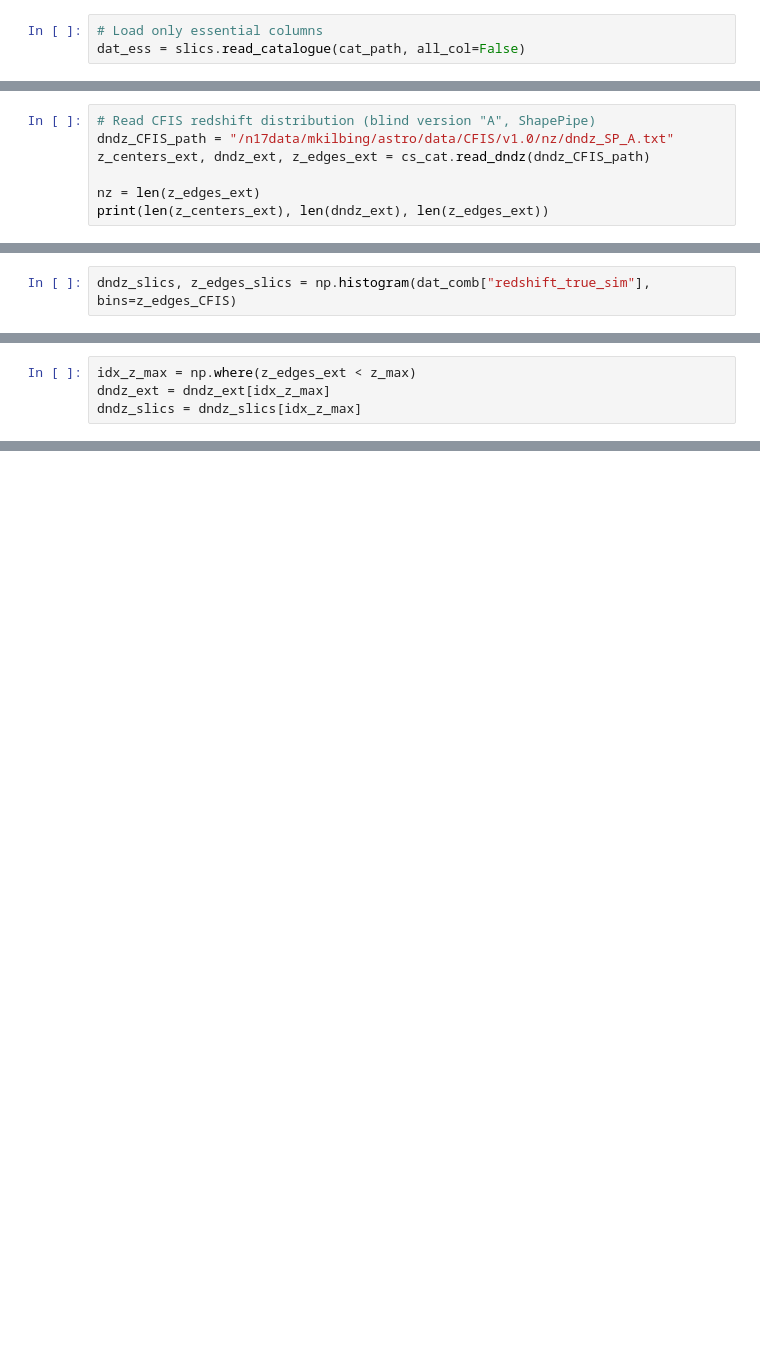
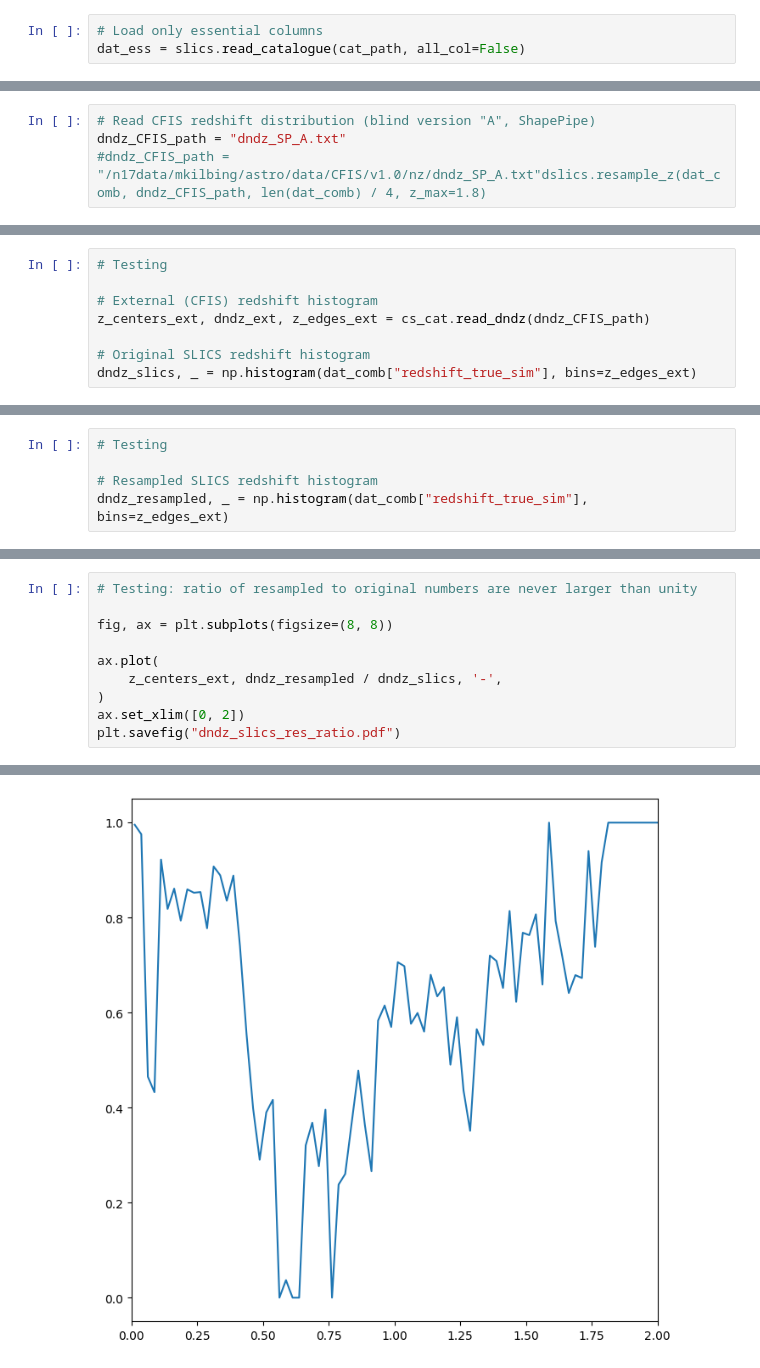
Before and after one commit to CosmoStat/shear-pipe-peaks, a Jupyter notebook: notebooks/test_slics.ipynb, the cells around one changed output, grey strips where cells are left out. Drawn from its saved outputs; the diff is of its cells as text; blank space fills up the shorter version.

Commit message:
redshift resampling is working

```diff
--- a/notebooks/test_slics.ipynb
+++ b/notebooks/test_slics.ipynb
@@ -88,7 +72,4 @@ len(dat_comb)
 # %%
 # Read CFIS redshift distribution (blind version "A", ShapePipe)
-dndz_CFIS_path = "/n17data/mkilbing/astro/data/CFIS/v1.0/nz/dndz_SP_A.txt"
-z_centers_ext, dndz_ext, z_edges_ext = cs_cat.read_dndz(dndz_CFIS_path)
-
-nz = len(z_edges_ext)
-print(len(z_centers_ext), len(dndz_ext), len(z_edges_ext))
+dndz_CFIS_path = "dndz_SP_A.txt"
+#dndz_CFIS_path = "/n17data/mkilbing/astro/data/CFIS/v1.0/nz/dndz_SP_A.txt"dslics.resample_z(dat_comb, dndz_CFIS_path, len(dat_comb) / 4, z_max=1.8)
@@ -96,0 +76,8 @@ print(len(z_centers_ext), len(dndz_ext), len(z_edges_ext))
+# %%
+# Testing
+
+# External (CFIS) redshift histogram
+z_centers_ext, dndz_ext, z_edges_ext = cs_cat.read_dndz(dndz_CFIS_path)
+
+# Original SLICS redshift histogram
+dndz_slics, _ = np.histogram(dat_comb["redshift_true_sim"], bins=z_edges_ext)
@@ -97,2 +92,5 @@ print(len(z_centers_ext), len(dndz_ext), len(z_edges_ext))
 # %%
-dndz_slics, z_edges_slics = np.histogram(dat_comb["redshift_true_sim"], bins=z_edges_CFIS)
+# Testing
+
+# Resampled SLICS redshift histogram
+dndz_resampled, _ = np.histogram(dat_comb["redshift_true_sim"], bins=z_edges_ext)
@@ -124,4 +96,0 @@ z_max = 1.8
-# %%
-idx_z_max = np.where(z_edges_ext < z_max)
-dndz_ext = dndz_ext[idx_z_max]
-dndz_slics = dndz_slics[idx_z_max]
@@ -149,0 +109,11 @@ probability
+# %%
+# Testing: ratio of resampled to original numbers are never larger than unity
+
+fig, ax = plt.subplots(figsize=(8, 8))
+
+ax.plot(
+    z_centers_ext, dndz_resampled / dndz_slics, '-',
+)
+ax.set_xlim([0, 2])
+plt.savefig("dndz_slics_res_ratio.pdf")
+# %% [output]
@@ -149,0 +121 @@ probability
+[figure, added]
```
Also changed, not shown: parts of 21 cells of this notebook, 3 other files.
